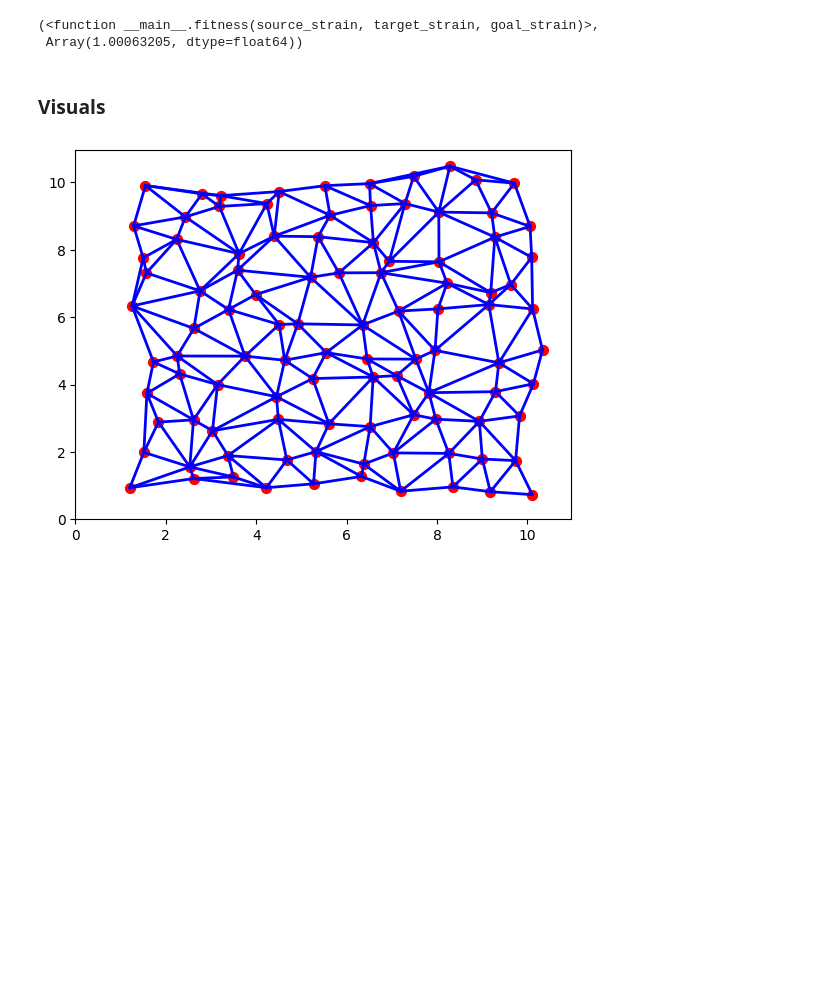
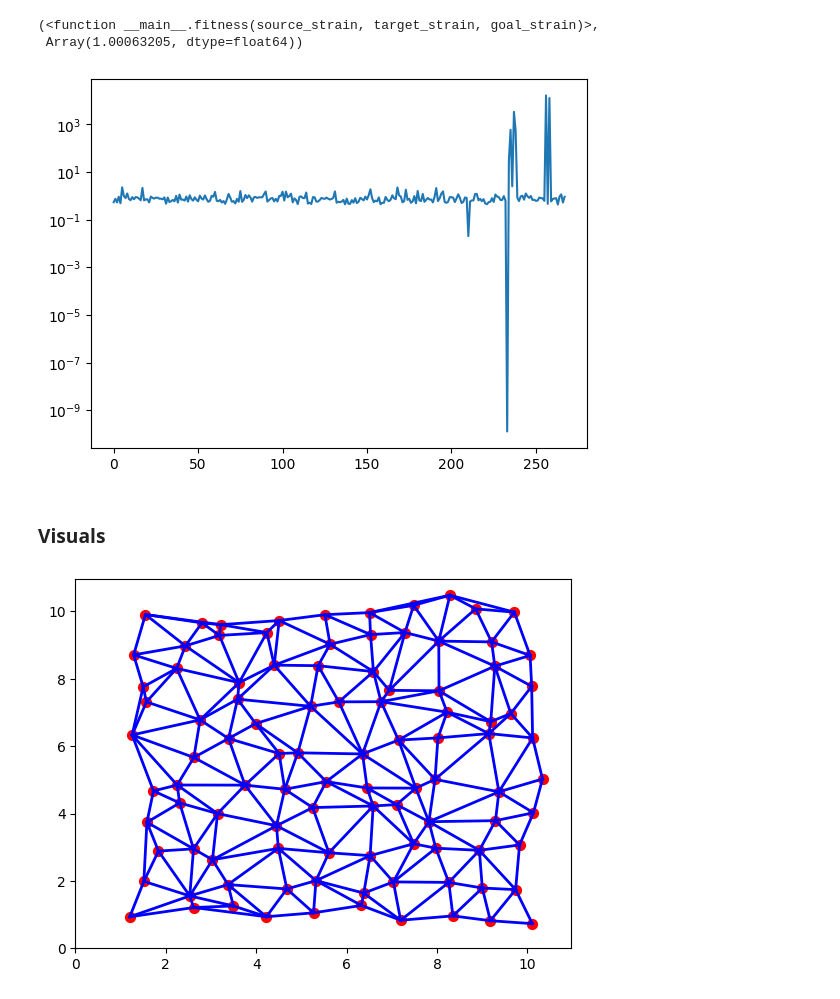
Before and after one commit to bylehn/saxophone, a Jupyter notebook: allostery.ipynb, the cells around one changed output. Cells and saved outputs as stored; diff of their text form; code cells hidden in the pictures; blank space fills up the shorter version.

```diff
--- a/allostery.ipynb
+++ b/allostery.ipynb
@@ -195,7 +195,7 @@ def minimize_config(R, k_bond, label, shift, etol, max_steps):
       trajectory += [fire_state.position]
       if step % print_every == 0:
             R = fire_state.position
-            print(label,step, energy_fn(R), np.max(chosen_force_fn(R))) #{:.2f}\t{:.2f}\t{:.2f}'.format
+            #print(label,step, energy_fn(R), np.max(chosen_force_fn(R))) #{:.2f}\t{:.2f}\t{:.2f}'.format
 
       if energy_fn(R) <= etol:
         break
@@ -236,7 +236,7 @@ def fitness(source_strain, target_strain, goal_strain):
     return np.abs(1 - eta / goal_strain)
 
 
-def update_kbonds(gradients,learning_rate,k_bond):
+def update_kbonds(gradients, k_bond, learning_rate = 0.1):
     """
     Updates spring constants based on gradients.
     """
@@ -265,5 +266,3 @@ def simulate_allostery(R, k_bond, source_idx, target_idx, shift, eta_star, ds):
     fit = fitness(source_strain, target_strain, eta_star)
 
     return fit #, traj1, traj2, step
-# %%
-net_fitness = simulate_allostery(R, k_bond, source_idx, target_idx, shift, eta_star=1, ds=0.5)
@@ -287,0 +269,8 @@ pinched 190 0.08062913485135026 2.344570688226407e-05
+# %%
+opt_steps = 10
+k_temp = k_bond
+for i in range(opt_steps):
+    net_fitness = simulate_allostery(R, k_temp, source_idx, target_idx, shift, eta_star=1, ds=0.1)
+    gradients = grad_f(R, k_temp, source_idx, target_idx, shift, eta_star=1, ds=0.1)
+    k_temp = update_kbonds(gradients,k_temp)
+    print(i, np.max(gradients), net_fitness)
@@ -290,6 +290,11 @@ fitness, net_fitness
 # %% [output]
 (<function __main__.fitness(source_strain, target_strain, goal_strain)>,
  Array(1.00063205, dtype=float64))
+# %%
+plt.plot(k_temp)
+plt.yscale('log')
+# %% [output]
+[figure, added]
 # %% [markdown]
 ### Visuals
 # %%
```
Also changed, not shown: parts of 8 cells of this notebook.
